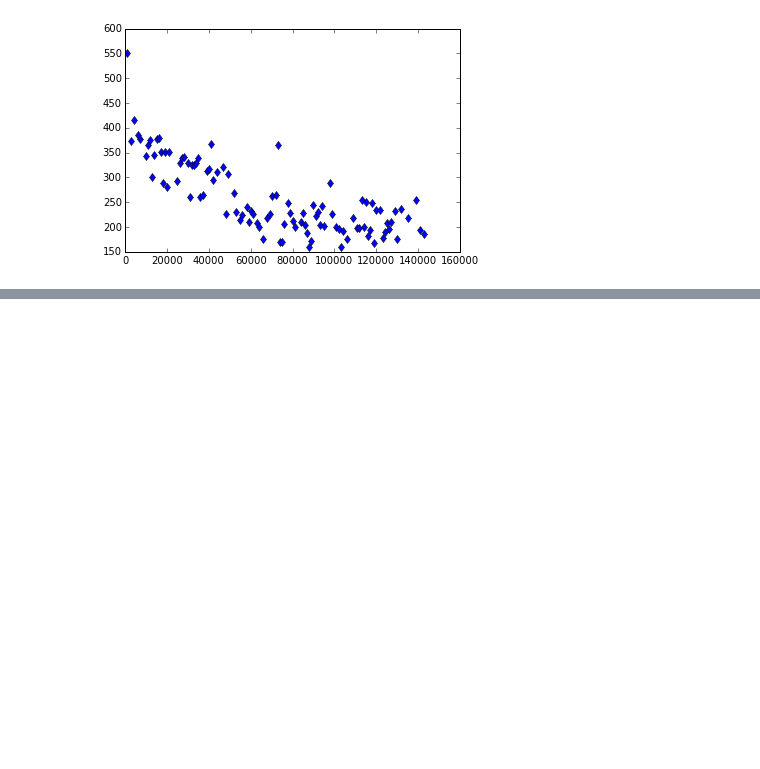
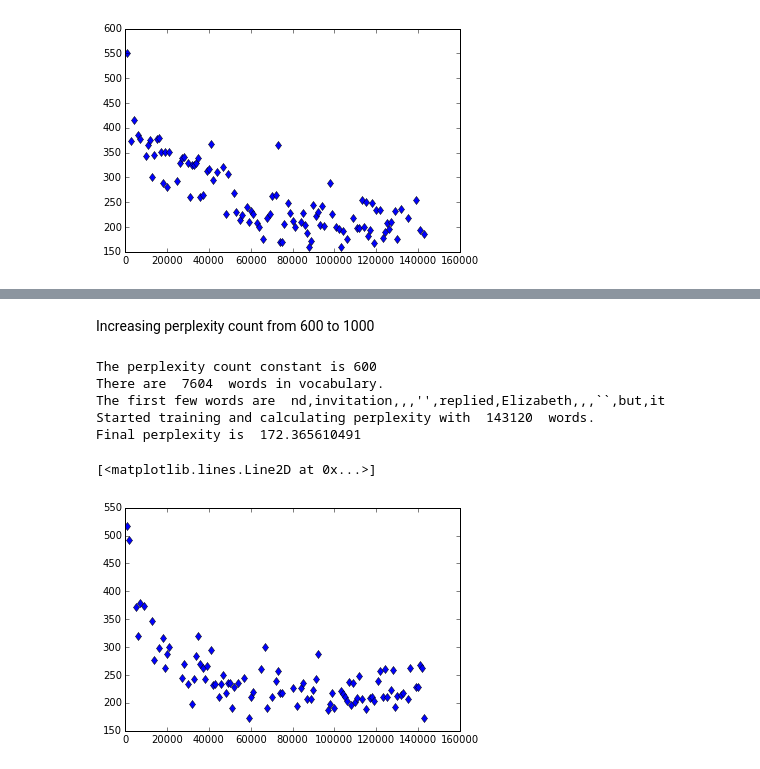
Before and after one commit to Sandy4321/StreamPredictor, a Jupyter notebook: notebook/Experimentsv01.ipynb, the cells around one changed output, grey strips where cells are left out. Saved outputs shown, nothing was run; the diff lists cells and outputs as text; code cells hidden in the pictures; blank space fills up the shorter version.

```diff
--- a/notebook/Experimentsv01.ipynb
+++ b/notebook/Experimentsv01.ipynb
@@ -173,0 +196,15 @@ min(perplexity_list)
+# %% [markdown]
+Increasing perplexity count from 600 to 1000
+# %%
+words = DataObtainer.get_clean_words_from_file('../data/pride.txt', 10**9)
+sp = StreamPredictor.StreamPredictor()
+perplexity_list, x_list = sp.pop_manager.train_token_and_perplexity(words)
+plt.plot(x_list, perplexity_list, 'd')
+# %% [output]
+The perplexity count constant is 600
+There are  7604  words in vocabulary.
+The first few words are  nd,invitation,,,'',replied,Elizabeth,,,``,but,it
+Started training and calculating perplexity with  143120  words.
+Final perplexity is  172.365610491
+[<matplotlib.lines.Line2D at 0x...>]
+[figure, added]
```
Also changed, not shown: parts of 11 cells of this notebook, 2 other files.
